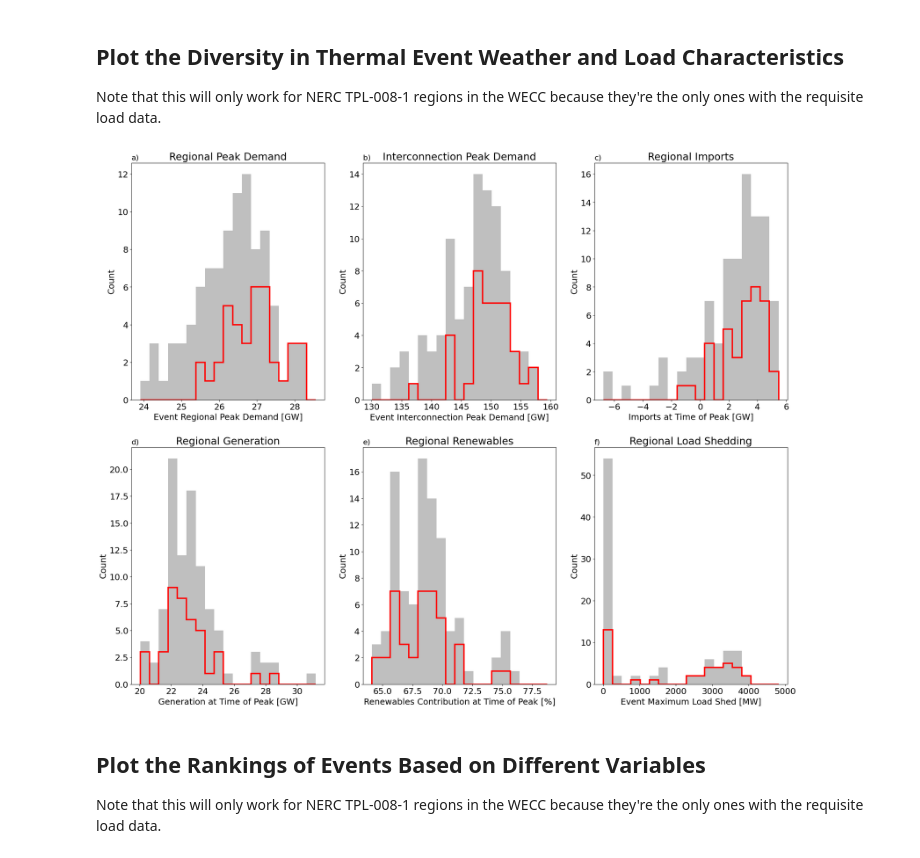
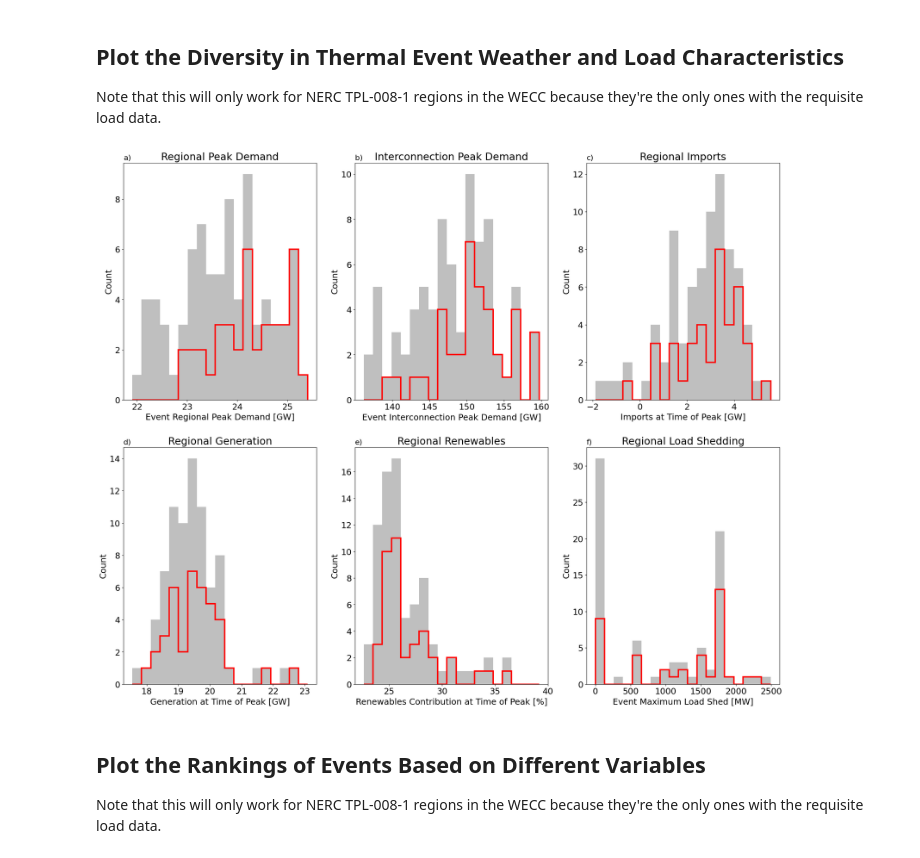
Before and after one commit to cdburley/burleyson-etal_2026_tbd, a Jupyter notebook: notebooks/plot_hw_cs_characteristics.ipynb, the cells around one changed output. Drawn from its saved outputs; the diff is of its cells as text; code cells hidden in the pictures.

Commit message:
Updated histograms

```diff
--- a/notebooks/plot_hw_cs_characteristics.ipynb
+++ b/notebooks/plot_hw_cs_characteristics.ipynb
@@ -166,6 +166,11 @@ def plot_hw_cs_histograms(region: int, hw_cs: str, events_data_input_dir: str, m
        hw_cs_df = pd.read_csv((events_data_input_dir + 'hw_library_expanded.csv'))
     elif hw_cs == 'CS':
        hw_cs_df = pd.read_csv((events_data_input_dir + 'cs_library_expanded.csv'))
+
+    # Create a year variable and subset to just years 1982-2019 for consistency across all plots:
+    hw_cs_df['Center'] = pd.to_datetime(hw_cs_df['Center'])
+    hw_cs_df['Year'] = hw_cs_df['Center'].dt.year
+    hw_cs_df = hw_cs_df[(hw_cs_df['Year'] >= 1982) & (hw_cs_df['Year'] <= 2019)].copy()
 
     # Subset to just the data for region you want to use:
     subset_df = hw_cs_df[(hw_cs_df['Region'] == region)].copy()
@@ -267,15 +272,15 @@ def plot_hw_cs_histograms(region: int, hw_cs: str, events_data_input_dir: str, m
        plt.close()
 # %%
 # Test the function:
-plot_hw_cs_histograms(region = 'PNW',
+plot_hw_cs_histograms(region = 'GB',
                       hw_cs = 'HW',
                       events_data_input_dir = events_data_input_dir,
                       metadata_input_dir = metadata_input_dir,
                       image_output_dir = image_output_dir,
                       image_resolution = 150,
                       save_images = False)
 # %% [output]
-[figure, old version]
+[figure, new version]
 # %%
 # Loop over the NERC TPL-008-1 regions in the WECC and make the plot for each region:
 for region in ['CA', 'GB', 'PNW', 'RM', 'SW']:
```
Also changed, not shown: parts of 1 cell of this notebook, 1 other file.
